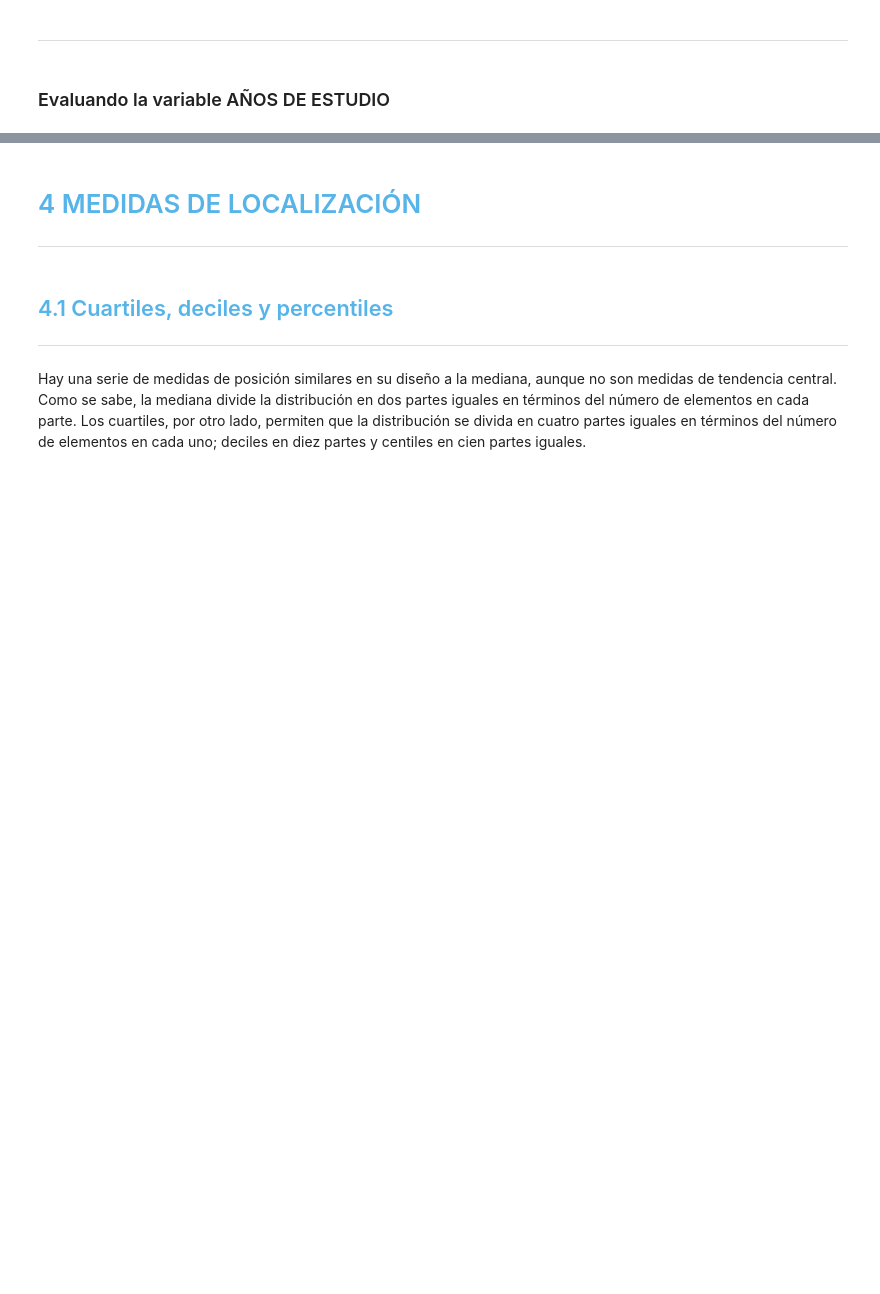
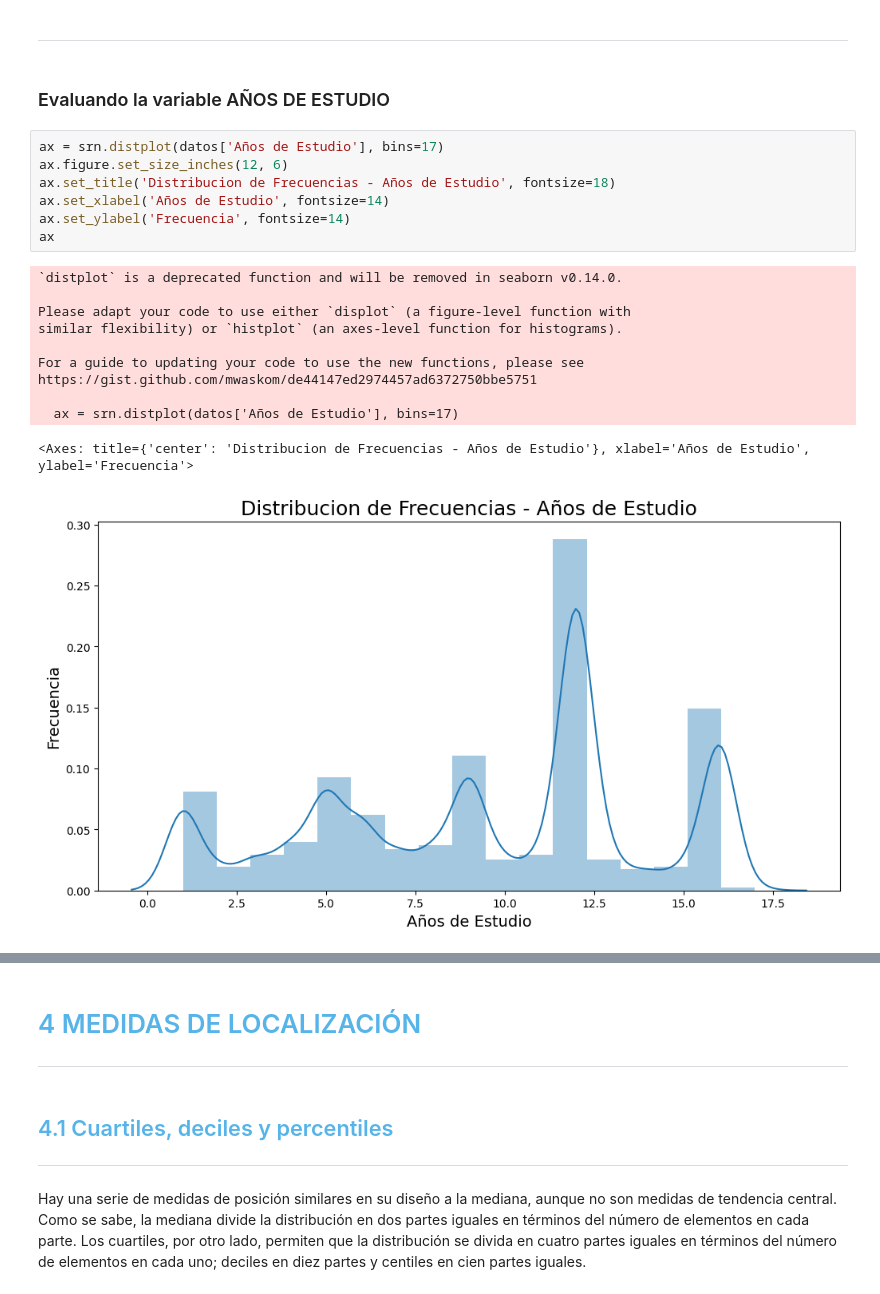
Before and after one commit to MarteDevs/Estadistica-con-Python, a Jupyter notebook: Curso_de_Estadística_con_Python_1.ipynb, the cells around one changed output, grey strips where cells are left out. Saved outputs shown, nothing was run; the diff lists cells and outputs as text; blank space fills up the shorter version.

```diff
--- a/Curso_de_Estadística_con_Python_1.ipynb
+++ b/Curso_de_Estadística_con_Python_1.ipynb
@@ -804,3 +1122,22 @@ La moda se puede definir como el valor más frecuente de un conjunto de datos. L
 ***
 # %% [markdown]
 ### Evaluando la variable AÑOS DE ESTUDIO
+# %%
+ax = srn.distplot(datos['Años de Estudio'], bins=17)
+ax.figure.set_size_inches(12, 6)
+ax.set_title('Distribucion de Frecuencias - Años de Estudio', fontsize=18)
+ax.set_xlabel('Años de Estudio', fontsize=14)
+ax.set_ylabel('Frecuencia', fontsize=14)
+ax
+# %% [output]
+`distplot` is a deprecated function and will be removed in seaborn v0.14.0.
+
+Please adapt your code to use either `displot` (a figure-level function with
+similar flexibility) or `histplot` (an axes-level function for histograms).
+
+For a guide to updating your code to use the new functions, please see
+https://gist.github.com/mwaskom/de44147ed2974457ad6372750bbe5751
+
+  ax = srn.distplot(datos['Años de Estudio'], bins=17)
+<Axes: title={'center': 'Distribucion de Frecuencias - Años de Estudio'}, xlabel='Años de Estudio', ylabel='Frecuencia'>
+[figure, added]
```
Also changed, not shown: parts of 48 cells of this notebook.
